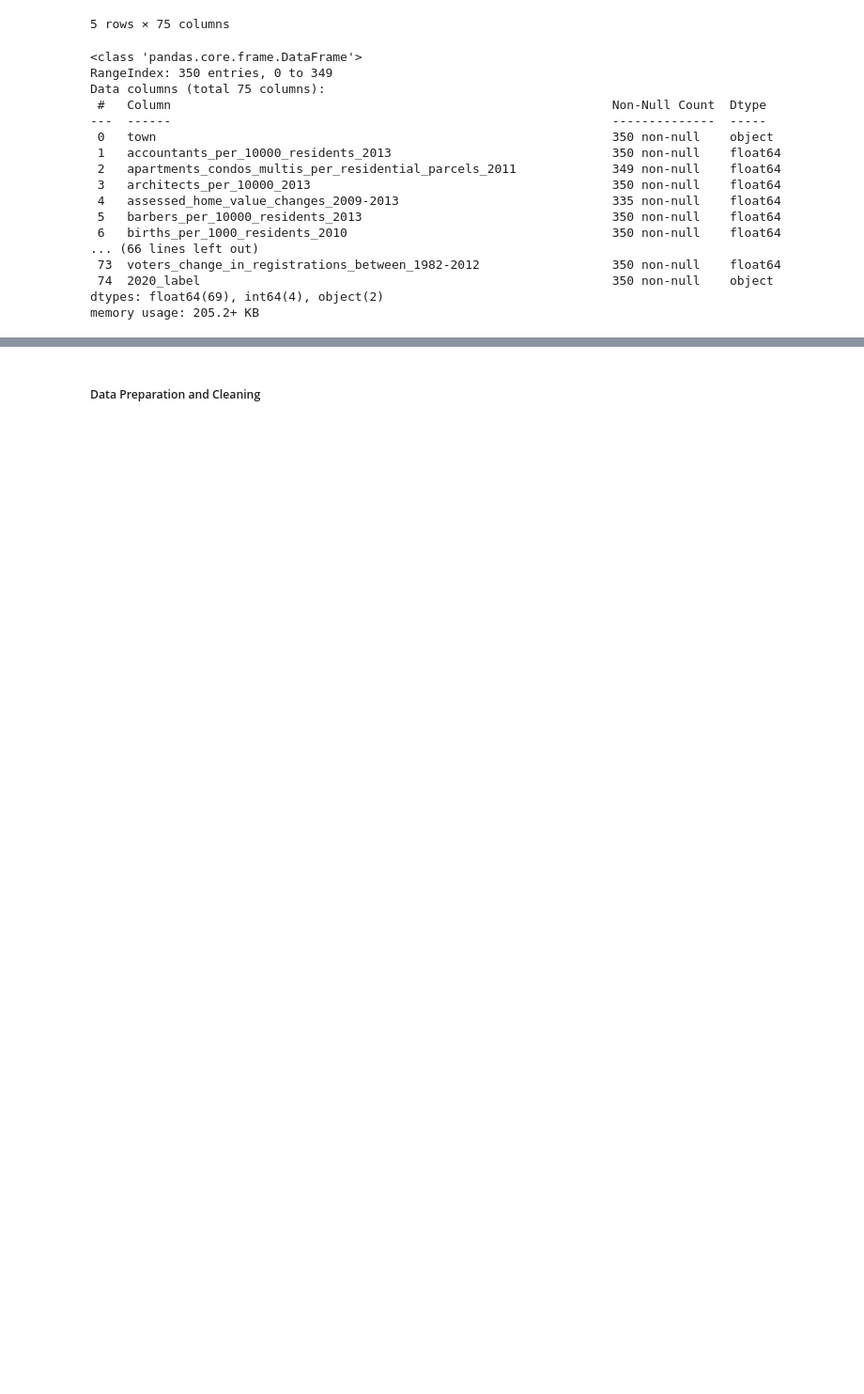
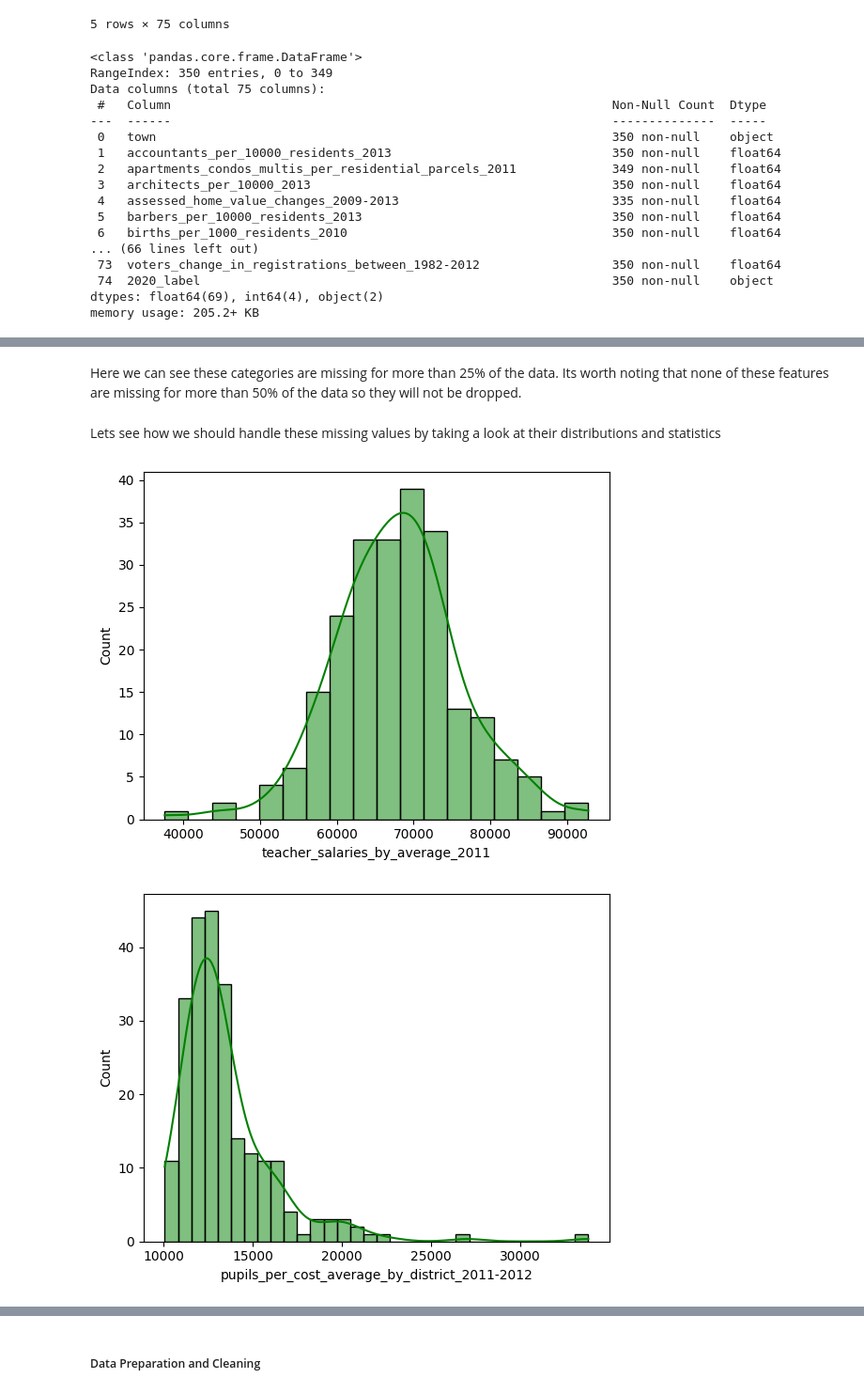
Before and after one commit to eric1anderson/2020-Election-Decision-Tree, a Jupyter notebook: ElectionDecisionTreeV2.ipynb, the cells around one changed output, grey strips where cells are left out. Shown: that part at 94% size. Saved outputs shown, nothing was run; the diff lists cells and outputs as text; code cells hidden in the pictures; blank space fills up the shorter version.

```diff
--- a/ElectionDecisionTreeV2.ipynb
+++ b/ElectionDecisionTreeV2.ipynb
@@ -37,3 +39,6 @@ Data columns (total 75 columns):
  74  2020_label                                                        350 non-null    object
 dtypes: float64(69), int64(4), object(2)
 memory usage: 205.2+ KB
+# %%
+na_town_feature_series = town_data.isna().sum().sort_values(ascending=False)
+display(na_town_feature_series)
@@ -39,0 +70,18 @@ memory usage: 205.2+ KB
+# %% [markdown]
+Here we can see these categories are missing for more than 25% of the data. Its worth noting that none of these features are missing for more than 50% of the data so they will not be dropped.
+# %% [markdown]
+Lets see how we should handle these missing values by taking a look at their distributions and statistics
+# %%
+na_label_list = na_town_feature_series[na_town_feature_series > .25*len(town_data)].index.tolist()
+
+plot = plt.plot(figsize=(15, 15))
+for label in na_label_list:
+
+    sns.histplot(data=town_data,x=label,kde=True,color='g')
+
+    plt.show()
+
+town_data[na_label_list].describe()
+# %% [output]
+[figure, added]
+[figure, added]
```
Also changed, not shown: parts of 18 cells of this notebook, 3 other files.
